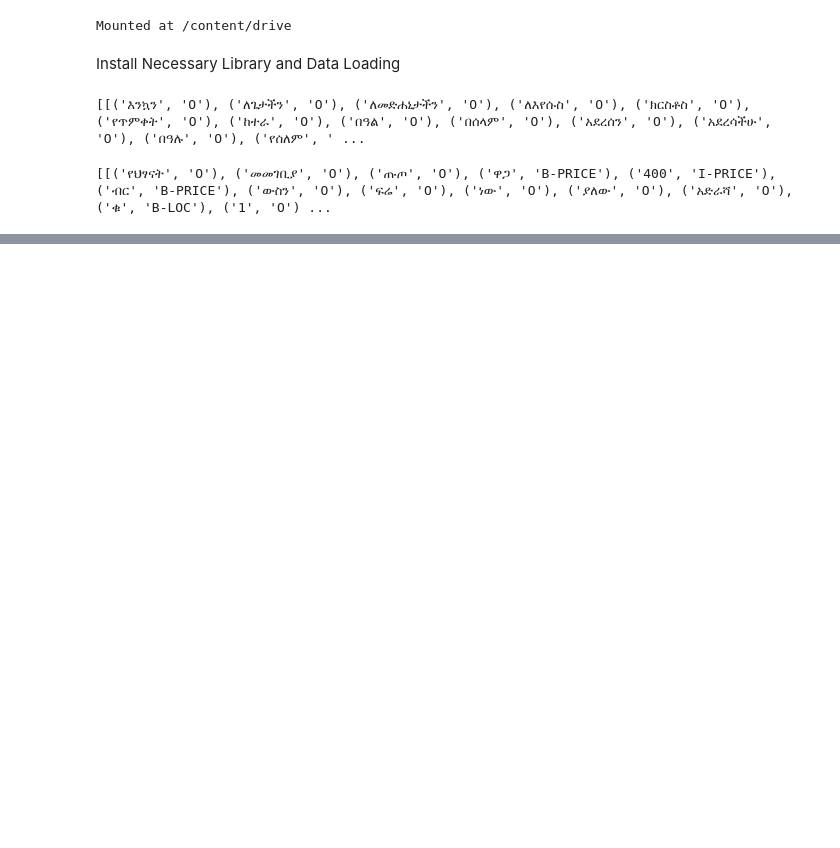
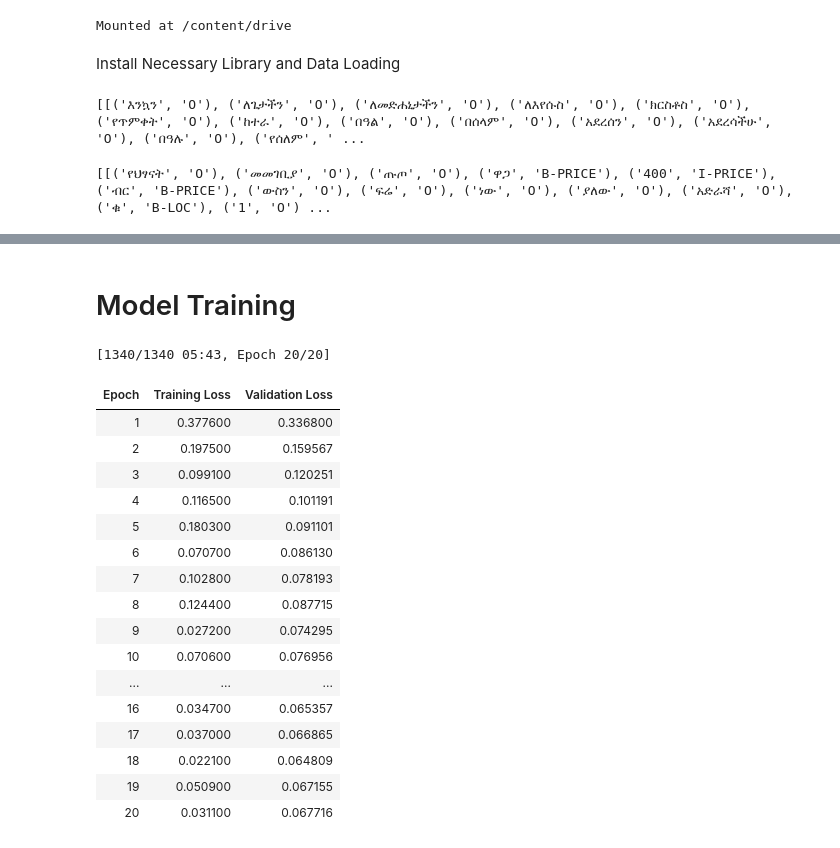
Before and after one commit to hanaDemma/Realtime-data-extraction-from-telegram-channel-week-5, a Jupyter notebook: notebooks/NER_Ethiomart.ipynb, the cells around one changed output, grey strips where cells are left out. Drawn from its saved outputs; the diff is of its cells as text; code cells hidden in the pictures; blank space fills up the shorter version.

Commit message:
model evaluation and save

```diff
--- a/notebooks/NER_Ethiomart.ipynb
+++ b/notebooks/NER_Ethiomart.ipynb
@@ -52,0 +191,7 @@ model_names = {
+# %%
+from transformers import XLMRobertaForTokenClassification, DistilBertForTokenClassification, BertForTokenClassification
+from transformers import Trainer, TrainingArguments
+models = {}
+models['xlm-roberta'] = XLMRobertaForTokenClassification.from_pretrained("xlm-roberta-base", num_labels=len(label_list))
+models["distilbert"] = DistilBertForTokenClassification.from_pretrained("distilbert-base-multilingual-cased", num_labels=len(label_list))
+models["mbert"] = BertForTokenClassification.from_pretrained("bert-base-multilingual-cased", num_labels=len(label_list))
@@ -52,0 +225,30 @@ model_names = {
+# %%
+from transformers import Trainer, TrainingArguments
+from seqeval.metrics import classification_report
+
+
+def fine_tune_model(model, model_name):
+  training_args = TrainingArguments(
+      output_dir=f"./results/{model_name}",
+      evaluation_strategy="epoch",
+      logging_strategy="steps",
+      logging_steps=3,
+      learning_rate=2e-5,
+      per_device_train_batch_size=8,
+      per_device_eval_batch_size=8,
+      num_train_epochs=20,
+      weight_decay=0.01,
+      logging_dir='./logs',
+  )
+  # Define a Trainer
+  trainer = Trainer(
+      model=model,
+      args=training_args,
+      train_dataset=tokenized_datasets[model_name]['train'],
+      eval_dataset=tokenized_datasets[model_name]['test'],
+      tokenizer=tokenizer[model_name],
+  )
+
+  # Train the model
+  trainer.train()
+  return trainer
@@ -52,0 +276,23 @@ model_names = {
+# %% [markdown]
+# Model Training
+# %%
+distilbert_trainer = fine_tune_model(models['distilbert'], 'distilbert')
+# %% [output]
+[1340/1340 05:43, Epoch 20/20]
+| Epoch | Training Loss | Validation Loss |
+| 1 | 0.377600 | 0.336800 |
+| 2 | 0.197500 | 0.159567 |
+| 3 | 0.099100 | 0.120251 |
+| 4 | 0.116500 | 0.101191 |
+| 5 | 0.180300 | 0.091101 |
+| 6 | 0.070700 | 0.086130 |
+| 7 | 0.102800 | 0.078193 |
+| 8 | 0.124400 | 0.087715 |
+| 9 | 0.027200 | 0.074295 |
+| 10 | 0.070600 | 0.076956 |
+| ... | ... | ... |
+| 16 | 0.034700 | 0.065357 |
+| 17 | 0.037000 | 0.066865 |
+| 18 | 0.022100 | 0.064809 |
+| 19 | 0.050900 | 0.067155 |
+| 20 | 0.031100 | 0.067716 |
```
Also changed, not shown: parts of 20 cells of this notebook.
